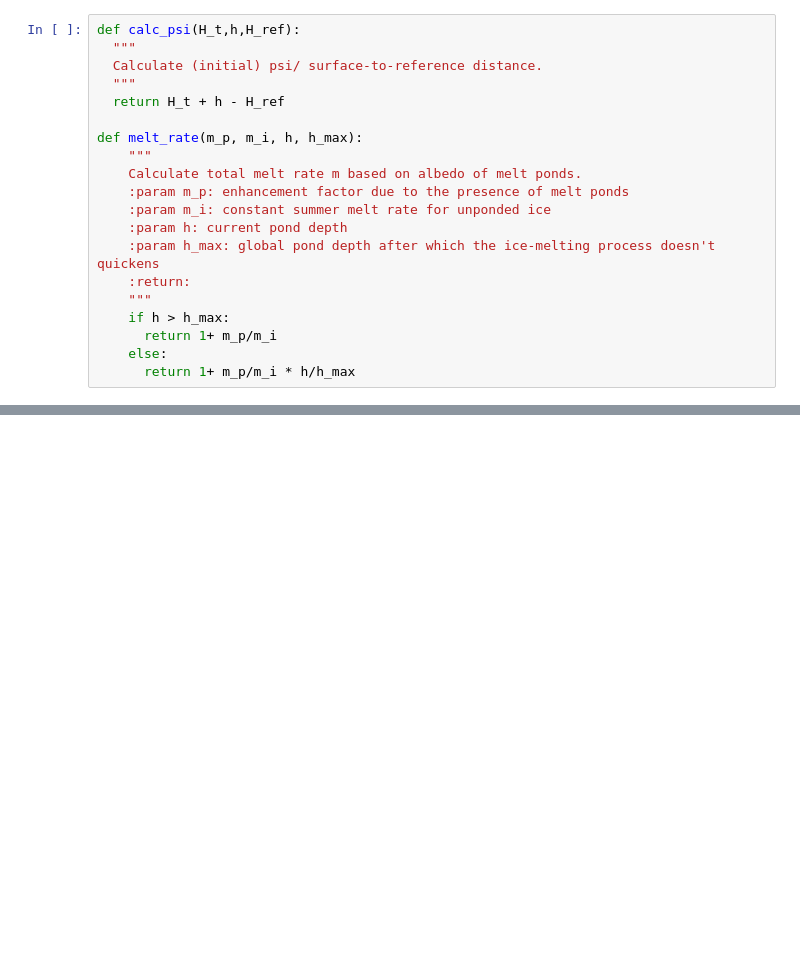
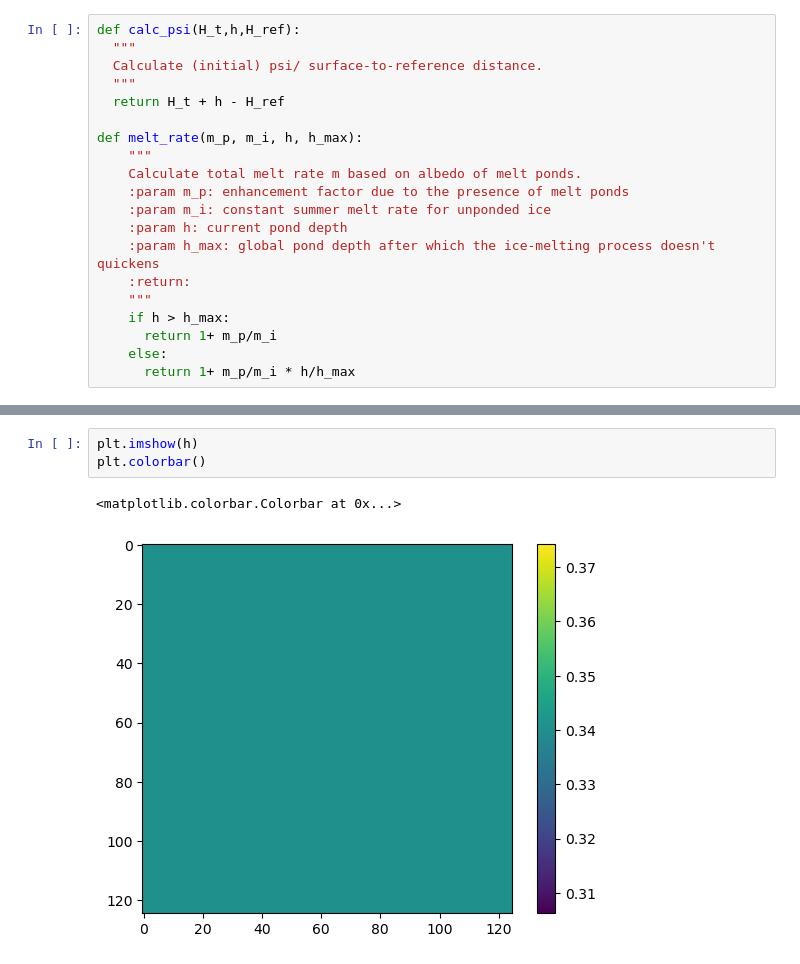
Before and after one commit to PaulHosek/ComplexSystemSimulation, a Jupyter notebook: CA_v2.ipynb, the cells around one changed output, grey strips where cells are left out. Cells and saved outputs as stored; diff of their text form; blank space fills up the shorter version.

```diff
--- a/CA_v2.ipynb
+++ b/CA_v2.ipynb
@@ -56,0 +200,6 @@ plt.plot(x, beta.pdf(x, a, b),
+# %%
+plt.imshow(h)
+plt.colorbar()
+# %% [output]
+<matplotlib.colorbar.Colorbar at 0x...>
+[figure, added]
```
Also changed, not shown: parts of 11 cells of this notebook.
